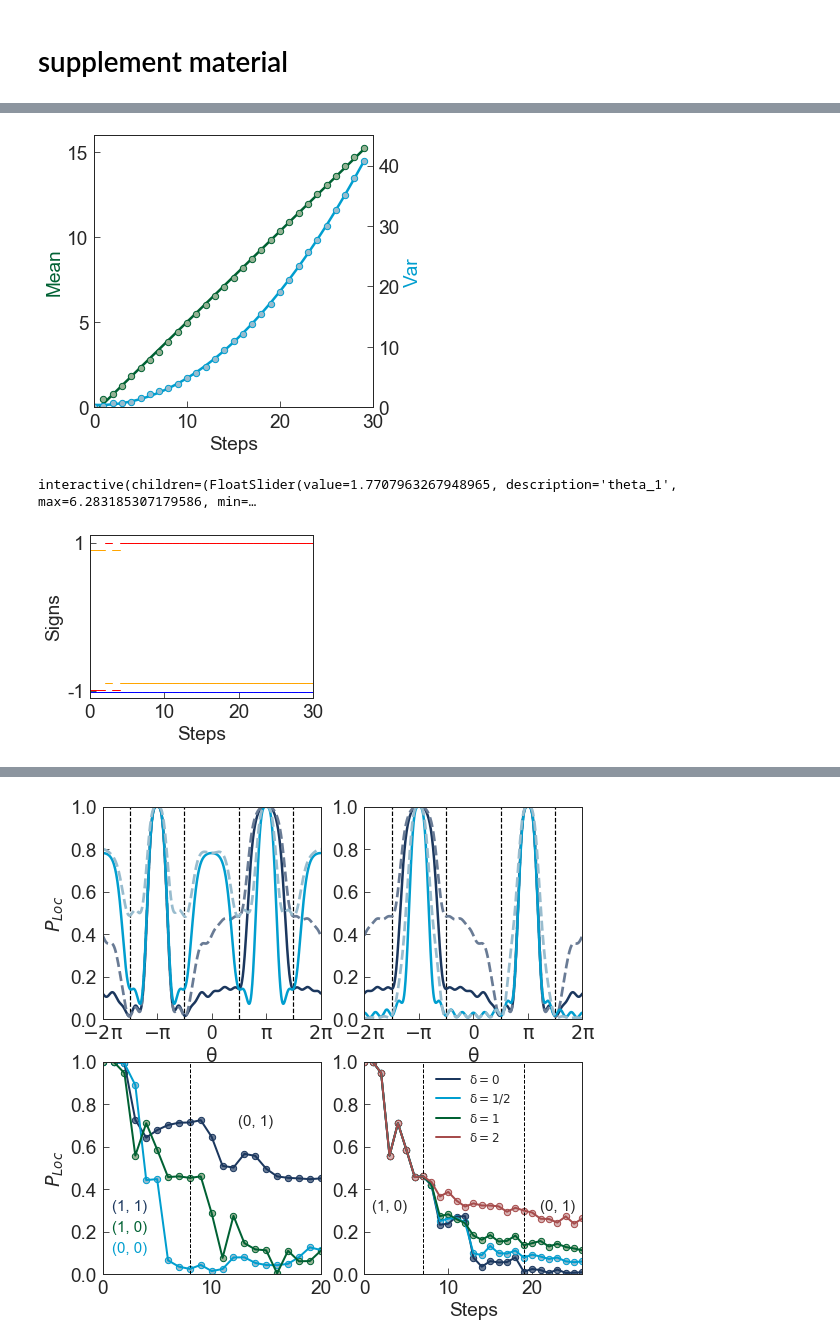
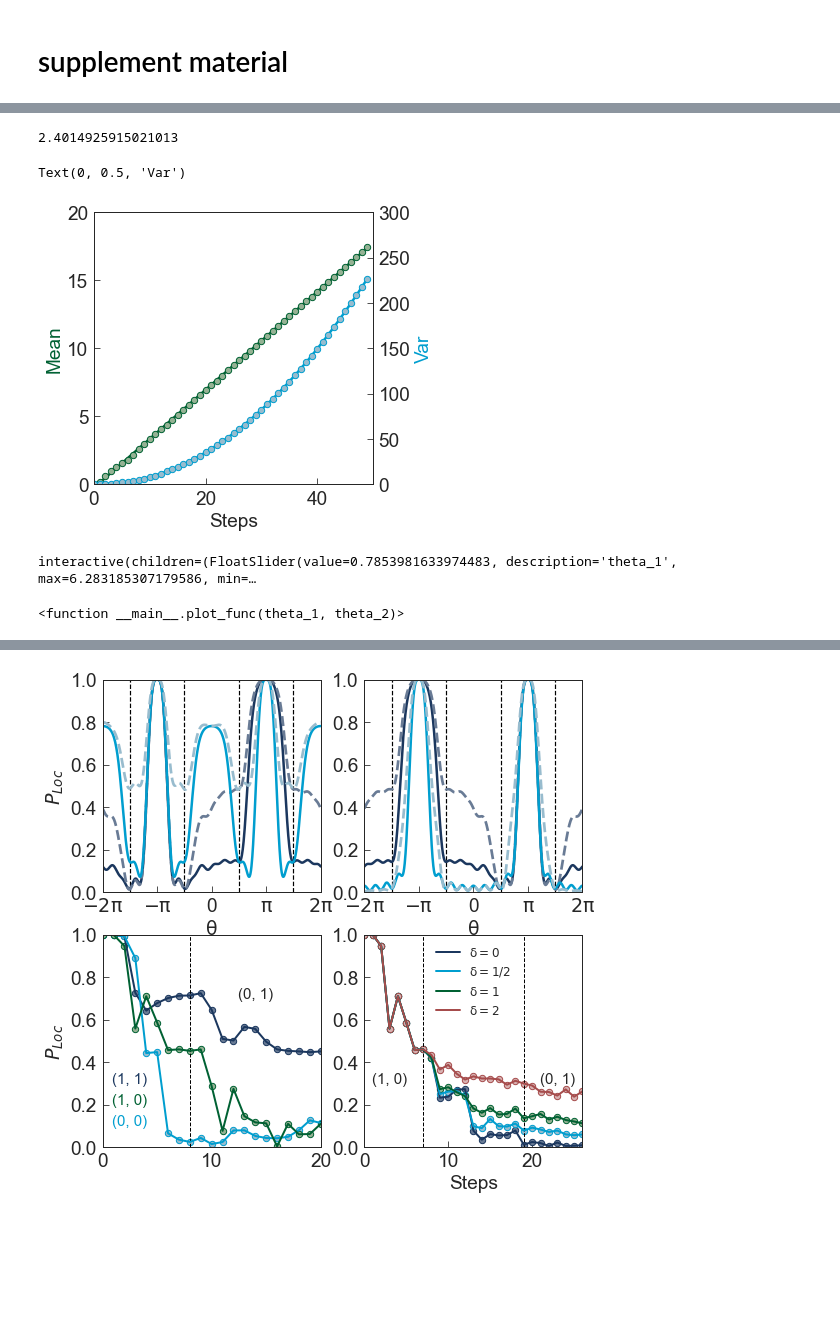
Before and after one commit to HAOQINGZHANG1234/quantumwalk, a Jupyter notebook: code/Fig for paper reorgnized.ipynb, the cells around one changed output, grey strips where cells are left out. Saved outputs shown, nothing was run; the diff lists cells and outputs as text; code cells hidden in the pictures; blank space fills up the shorter version.

```diff
--- a/code/Fig for paper reorgnized.ipynb
+++ b/code/Fig for paper reorgnized.ipynb
@@ -824,20 +843,3 @@ plt.imshow(np.log(heat3/100+0.0001), cmap='hot', interpolation='nearest')
 [figure]
 # %% [markdown]
 # supplement material
-# %%
-plt.figure(figsize=(8, 6))
-x = np.linspace(0,10)
-def f(x):
-    return pow((np.sqrt(2)-1),x)**2*(1-(np.sqrt(2)-1)**2)/5
-p = np.zeros(50)
-for i in range(50):
-    state = n_step_2(init_state, 0, np.pi/2, N=50)
-    P = abs(state[0])**2 + abs(state[1])**2 + abs(state[2])**2
-    p[i] = P[i]
-plt.xlim((0,30))
-plt.ylim((0,0.15))
-plt.bar(range(50),p)
-plt.xlabel('Phonon number')
-plt.ylabel(r'$P_{Loc}$')
-plt.plot(x, f(x),color='orange',linewidth=3.5)
-plt.savefig('../Figure/Bound1.pdf')
@@ -846,3 +895,7 @@ plt.savefig('../Figure/Bound1.pdf')
+# %%
+pow((np.sqrt(2)-1),0)**2*(1-(np.sqrt(2)-1)**2)/p1[0]
+# %% [output]
+2.4014925915021013
 # %%
 from scipy import optimize
 
@@ -862,47 +915,48 @@ aux_state = [0]*M
 down_state[0] = 1
 np.array(up_state)
 np.array(down_state)
 np.array(aux_state)
 init_state = np.vstack((up_state, down_state, aux_state))
 fig = plt.figure(figsize=(5, 5))
-mean = np.zeros(30)
-var = np.zeros(30)
-for i in range(30):
-    state = n_step_2(init_state, 0, np.pi/2, N=i)
+mean = np.zeros(50)
+var = np.zeros(50)
+for i in range(50):
+    state = n_step_4(init_state, 0, np.pi/2, N=i)
     P = abs(state[0])**2 + abs(state[1])**2 + abs(state[2])**2
     mean[i] = 0
     for j in range(50):
         mean[i] = mean[i] + P[j]*j
         var[i] = var[i] + P[j]*j**2
     mean[i] = mean[i]
     var[i] =  var[i] - mean[i]**2
 
-A1, B1 = optimize.curve_fit(f_1, range(30), mean)[0]
-x1 = range(30)
+A1, B1 = optimize.curve_fit(f_1, range(50), mean)[0]
+x1 = range(50)
 y1 = A1 * x1 + B1
 ax1 = fig.add_subplot(111)
 
 ax1.plot(x1,y1, linewidth=2.5, zorder=1,c='#006133')
-ax1.scatter(range(30), mean,zorder=2,c='#95B294',edgecolors='#006133',label='(1, 1)',linewidths=1, \
+ax1.scatter(range(50), mean,zorder=2,c='#95B294',edgecolors='#006133',label='(1, 1)',linewidths=1, \
             marker = 'o', s = 40)
-ax1.set_xlim((0,30))
-ax1.set_ylim((0,16))
+ax1.set_xlim((0,50))
+ax1.set_ylim((0,20))
 ax1.set_xlabel('Steps')
 ax1.set_ylabel('Mean',c='#006133')
-ax1.set_yticks(np.arange(0,16,5))
+ax1.set_yticks([0,5,10,15,20])
 ax2 = ax1.twinx()
 a=np.polyfit(x1, var, 2)#用2次多项式拟合x，y数组
 b=np.poly1d(a)#拟合完之后用这个函数来生成多项式对象
 c=b(x1)#生成多项式对象之后，就是获取x在这个多项式处的值
 ax2.plot(x1, c, linewidth=2.5, zorder=1, c='#009ECF')
-ax2.scatter(range(30), var,zorder=2,c='#98bcce',edgecolors='#009ECF',label='$(0, 0)$',linewidths=1, \
+ax2.scatter(range(50), var,zorder=2,c='#98bcce',edgecolors='#009ECF',label='$(0, 0)$',linewidths=1, \
             marker = 'o', s = 40)
-ax2.set_ylim((0,45))
+ax2.set_ylim((0,300))
 ax2.set_ylabel('Var',c='#009ECF')
 
-plt.savefig('../Figure/Bound2.pdf')
+# plt.savefig('../Figure/Bound2.pdf')
 # %% [output]
+Text(0, 0.5, 'Var')
-[figure, old version]
+[figure, new version]
 # %%
 M = 1000
 n = 1
@@ -962,19 +1023,13 @@ def plot_func(theta_1,theta_2):
 # %%
 from ipywidgets import interact, interactive, fixed, interact_manual
 import ipywidgets as widgets
-interact(plot_func, theta_1 = widgets.FloatSlider(value=np.pi/2+0.2,
+interact(plot_func, theta_1 = widgets.FloatSlider(value=np.pi/4,
                min=-2*np.pi,
                max=2*np.pi,
-               step=0.05*np.pi),theta_2 = widgets.FloatSlider(value=-np.pi/2,
+               step=0.01*np.pi),theta_2 = widgets.FloatSlider(value=np.pi/2,
                min=-2*np.pi,
                max=2*np.pi,
                step=0.01*np.pi))
 # %% [output]
-interactive(children=(FloatSlider(value=1.7707963267948965, description='theta_1', max=6.283185307179586, min=…
+interactive(children=(FloatSlider(value=0.7853981633974483, description='theta_1', max=6.283185307179586, min=…
+<function __main__.plot_func(theta_1, theta_2)>
-# %%
-theta_1=np.pi/4
-theta_2=-np.pi/2
-plot_func(theta_1,theta_2)
-plt.savefig('../Figure/sign_0.pdf')
-# %% [output]
-[figure, removed]
```
Also changed, not shown: parts of 35 cells of this notebook, 54 other files.
